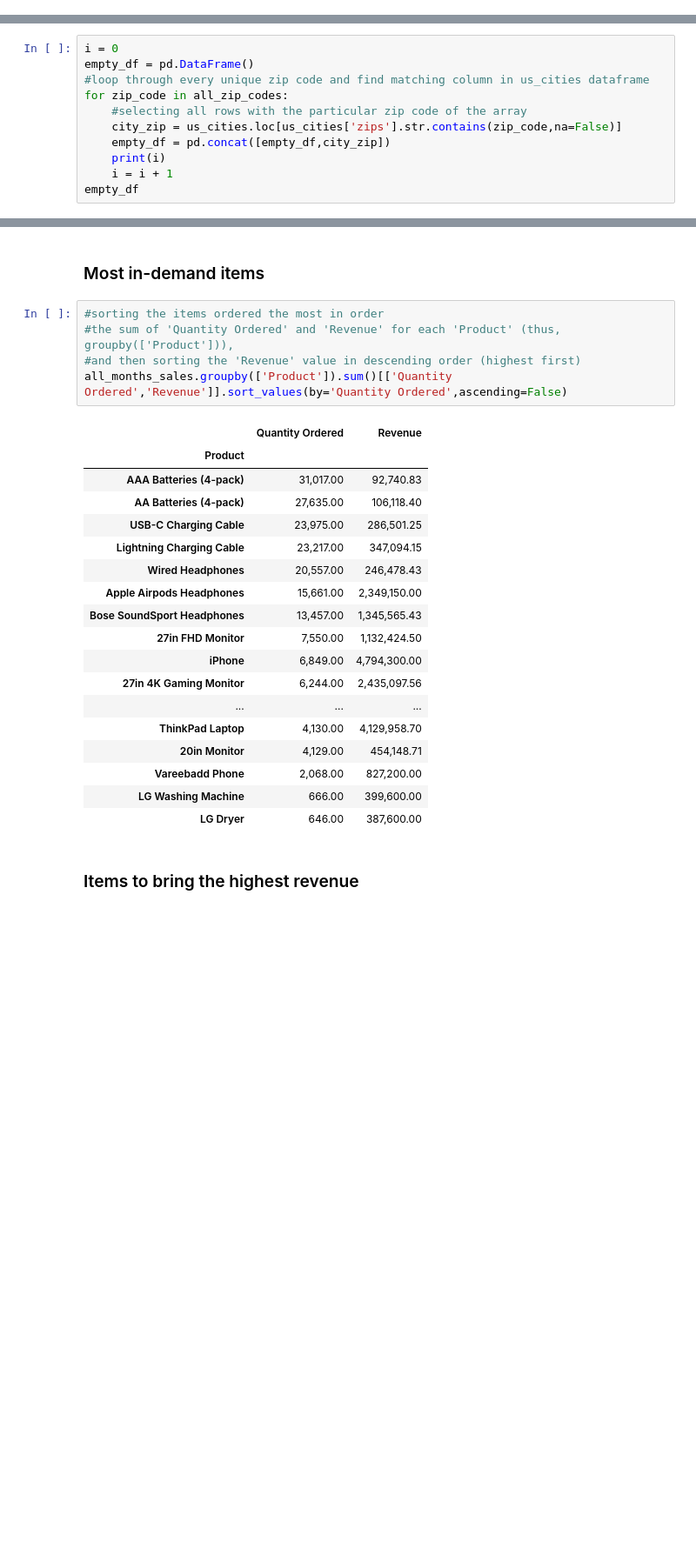
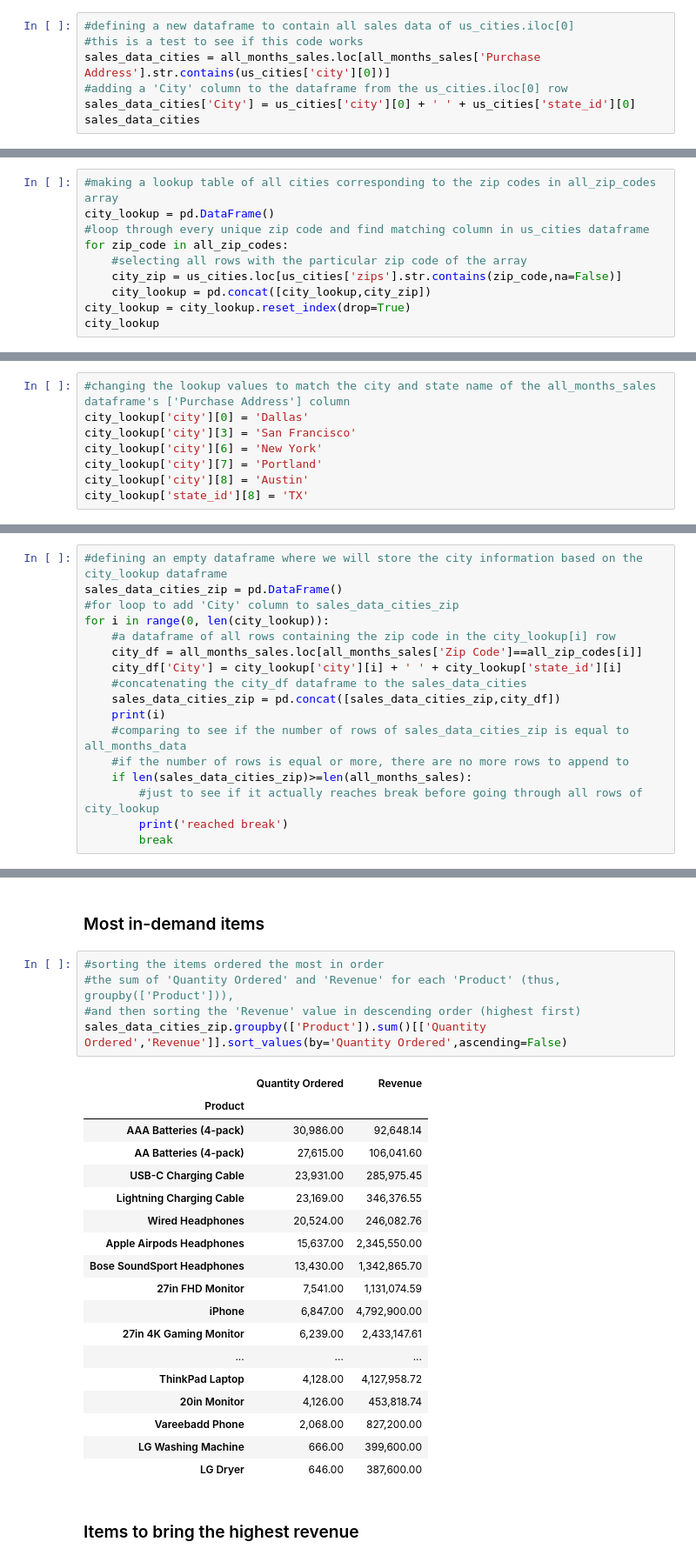
Before and after one commit to Saminyead/Location-wise-Sales-Data-from-Non-uniform-Address-Formats, a Jupyter notebook: Comparing_to_public_dataset.ipynb, the cells around one changed output, grey strips where cells are left out. Shown: that part at 87% size. Saved outputs shown, nothing was run; the diff lists cells and outputs as text; blank space fills up the shorter version.

```diff
--- a/Comparing_to_public_dataset.ipynb
+++ b/Comparing_to_public_dataset.ipynb
@@ -213,3 +213,10 @@ us_cities
 | 30407 | Goldcreek | Goldcreek | MT | Montana | 30077 | Powell | 46.5838 | -112.9284 | 1 | ... |
 | 30408 | Le Roy | Le Roy | IA | Iowa | 19053 | Decatur | 40.8779 | -93.5926 | 1 | ... |
 30409 rows × 17 columns
+# %%
+#defining a new dataframe to contain all sales data of us_cities.iloc[0]
+#this is a test to see if this code works
+sales_data_cities = all_months_sales.loc[all_months_sales['Purchase Address'].str.contains(us_cities['city'][0])]
+#adding a 'City' column to the dataframe from the us_cities.iloc[0] row
+sales_data_cities['City'] = us_cities['city'][0] + ' ' + us_cities['state_id'][0]
+sales_data_cities
@@ -426,14 +468,13 @@ all_zip_codes
 array(['75001', '02215', '90001', '94016', '98101', '30301', '10001',
        '97035', '73301', '04101'], dtype=object)
 # %%
-i = 0
-empty_df = pd.DataFrame()
+#making a lookup table of all cities corresponding to the zip codes in all_zip_codes array
+city_lookup = pd.DataFrame()
 #loop through every unique zip code and find matching column in us_cities dataframe
 for zip_code in all_zip_codes:
     #selecting all rows with the particular zip code of the array
     city_zip = us_cities.loc[us_cities['zips'].str.contains(zip_code,na=False)]
-    empty_df = pd.concat([empty_df,city_zip])
-    print(i)
-    i = i + 1
-empty_df
+    city_lookup = pd.concat([city_lookup,city_zip])
+city_lookup = city_lookup.reset_index(drop=True)
+city_lookup
 # %% [output]
@@ -460,0 +492,8 @@ empty_df
+# %%
+#changing the lookup values to match the city and state name of the all_months_sales dataframe's ['Purchase Address'] column
+city_lookup['city'][0] = 'Dallas'
+city_lookup['city'][3] = 'San Francisco'
+city_lookup['city'][6] = 'New York'
+city_lookup['city'][7] = 'Portland'
+city_lookup['city'][8] = 'Austin'
+city_lookup['state_id'][8] = 'TX'
@@ -460,0 +535,17 @@ empty_df
+# %%
+#defining an empty dataframe where we will store the city information based on the city_lookup dataframe
+sales_data_cities_zip = pd.DataFrame()
+#for loop to add 'City' column to sales_data_cities_zip
+for i in range(0, len(city_lookup)):
+    #a dataframe of all rows containing the zip code in the city_lookup[i] row
+    city_df = all_months_sales.loc[all_months_sales['Zip Code']==all_zip_codes[i]]
+    city_df['City'] = city_lookup['city'][i] + ' ' + city_lookup['state_id'][i]
+    #concatenating the city_df dataframe to the sales_data_cities
+    sales_data_cities_zip = pd.concat([sales_data_cities_zip,city_df])
+    print(i)
+    #comparing to see if the number of rows of sales_data_cities_zip is equal to all_months_data
+    #if the number of rows is equal or more, there are no more rows to append to
+    if len(sales_data_cities_zip)>=len(all_months_sales):
+        #just to see if it actually reaches break before going through all rows of city_lookup
+        print('reached break')
+        break
@@ -531,24 +670,24 @@ int(all_months_sales['Revenue'].sum())
 # %%
 #sorting the items ordered the most in order
 #the sum of 'Quantity Ordered' and 'Revenue' for each 'Product' (thus, groupby(['Product'])),
 #and then sorting the 'Revenue' value in descending order (highest first)
-all_months_sales.groupby(['Product']).sum()[['Quantity Ordered','Revenue']].sort_values(by='Quantity Ordered',ascending=False)
+sales_data_cities_zip.groupby(['Product']).sum()[['Quantity Ordered','Revenue']].sort_values(by='Quantity Ordered',ascending=False)
 # %% [output]
 |  | Quantity Ordered | Revenue |
 | Product |  |  |
-| AAA Batteries (4-pack) | 31,017.00 | 92,740.83 |
-| AA Batteries (4-pack) | 27,635.00 | 106,118.40 |
-| USB-C Charging Cable | 23,975.00 | 286,501.25 |
-| Lightning Charging Cable | 23,217.00 | 347,094.15 |
-| Wired Headphones | 20,557.00 | 246,478.43 |
-| Apple Airpods Headphones | 15,661.00 | 2,349,150.00 |
-| Bose SoundSport Headphones | 13,457.00 | 1,345,565.43 |
-| 27in FHD Monitor | 7,550.00 | 1,132,424.50 |
-| iPhone | 6,849.00 | 4,794,300.00 |
-| 27in 4K Gaming Monitor | 6,244.00 | 2,435,097.56 |
+| AAA Batteries (4-pack) | 30,986.00 | 92,648.14 |
+| AA Batteries (4-pack) | 27,615.00 | 106,041.60 |
+| USB-C Charging Cable | 23,931.00 | 285,975.45 |
+| Lightning Charging Cable | 23,169.00 | 346,376.55 |
+| Wired Headphones | 20,524.00 | 246,082.76 |
+| Apple Airpods Headphones | 15,637.00 | 2,345,550.00 |
+| Bose SoundSport Headphones | 13,430.00 | 1,342,865.70 |
+| 27in FHD Monitor | 7,541.00 | 1,131,074.59 |
+| iPhone | 6,847.00 | 4,792,900.00 |
+| 27in 4K Gaming Monitor | 6,239.00 | 2,433,147.61 |
 | ... | ... | ... |
-| ThinkPad Laptop | 4,130.00 | 4,129,958.70 |
-| 20in Monitor | 4,129.00 | 454,148.71 |
+| ThinkPad Laptop | 4,128.00 | 4,127,958.72 |
+| 20in Monitor | 4,126.00 | 453,818.74 |
 | Vareebadd Phone | 2,068.00 | 827,200.00 |
 | LG Washing Machine | 666.00 | 399,600.00 |
 | LG Dryer | 646.00 | 387,600.00 |
```
Also changed, not shown: parts of 19 cells of this notebook.
